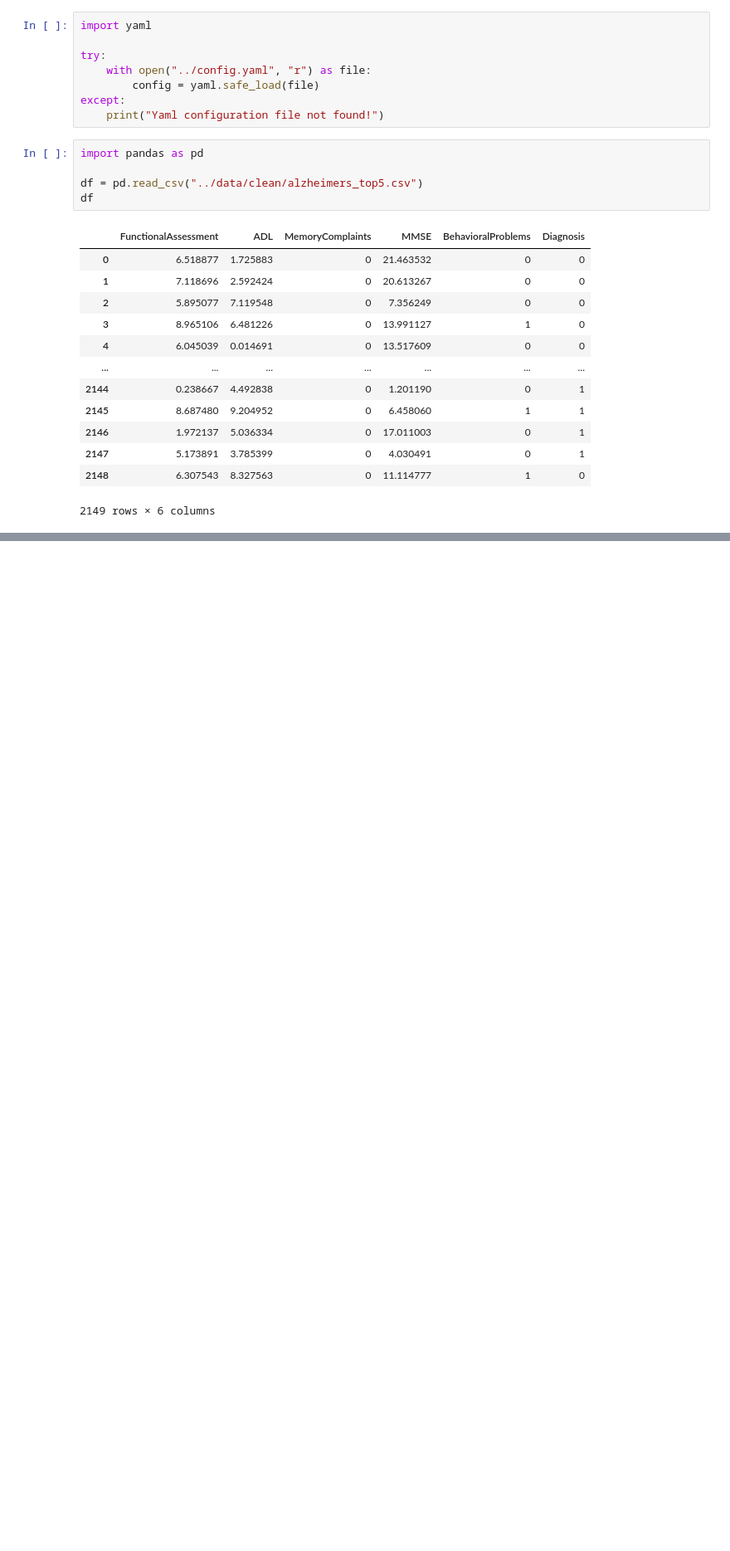
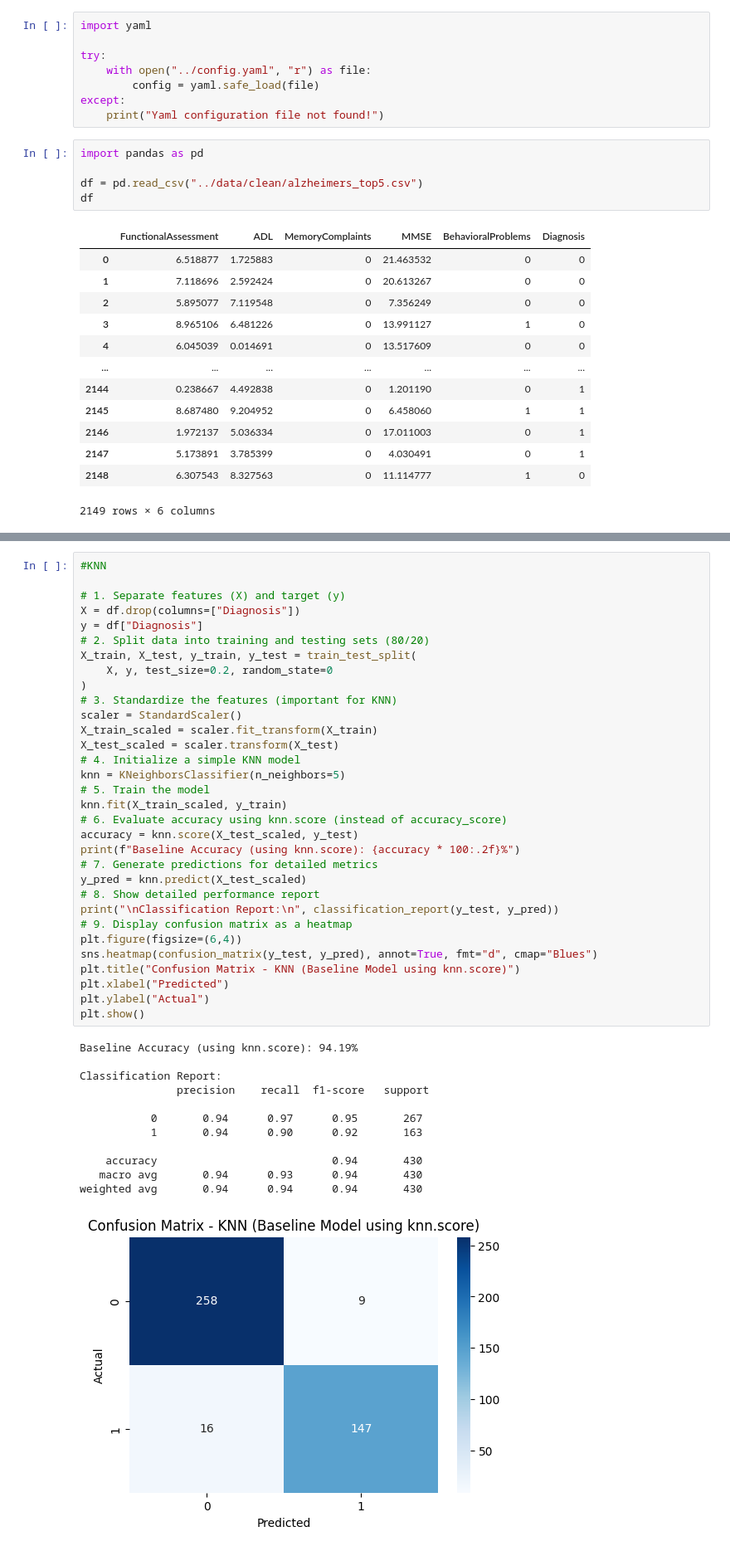
Before and after one commit to juliaalcribeiro/project_w7, a Jupyter notebook: notebook/knn.ipynb, the cells around one changed output, grey strips where cells are left out. Shown at 83% size. Drawn from its saved outputs; the diff is of its cells as text; blank space fills up the shorter version.

```diff
--- a/notebook/knn.ipynb
+++ b/notebook/knn.ipynb
@@ -124,0 +42,45 @@ The accuracy of the model is  85.81%
+# %%
+#KNN
+
+# 1. Separate features (X) and target (y)
+X = df.drop(columns=["Diagnosis"])
+y = df["Diagnosis"]
+# 2. Split data into training and testing sets (80/20)
+X_train, X_test, y_train, y_test = train_test_split(
+    X, y, test_size=0.2, random_state=0
+)
+# 3. Standardize the features (important for KNN)
+scaler = StandardScaler()
+X_train_scaled = scaler.fit_transform(X_train)
+X_test_scaled = scaler.transform(X_test)
+# 4. Initialize a simple KNN model
+knn = KNeighborsClassifier(n_neighbors=5)
+# 5. Train the model
+knn.fit(X_train_scaled, y_train)
+# 6. Evaluate accuracy using knn.score (instead of accuracy_score)
+accuracy = knn.score(X_test_scaled, y_test)
+print(f"Baseline Accuracy (using knn.score): {accuracy * 100:.2f}%")
+# 7. Generate predictions for detailed metrics
+y_pred = knn.predict(X_test_scaled)
+# 8. Show detailed performance report
+print("\nClassification Report:\n", classification_report(y_test, y_pred))
+# 9. Display confusion matrix as a heatmap
+plt.figure(figsize=(6,4))
+sns.heatmap(confusion_matrix(y_test, y_pred), annot=True, fmt="d", cmap="Blues")
+plt.title("Confusion Matrix - KNN (Baseline Model using knn.score)")
+plt.xlabel("Predicted")
+plt.ylabel("Actual")
+plt.show()
+# %% [output]
+Baseline Accuracy (using knn.score): 94.19%
+
+Classification Report:
+               precision    recall  f1-score   support
+
+           0       0.94      0.97      0.95       267
+           1       0.94      0.90      0.92       163
+
+    accuracy                           0.94       430
+   macro avg       0.94      0.93      0.94       430
+weighted avg       0.94      0.94      0.94       430
+[figure, added]
```
Also changed, not shown: parts of 11 cells of this notebook, 6 other files.
